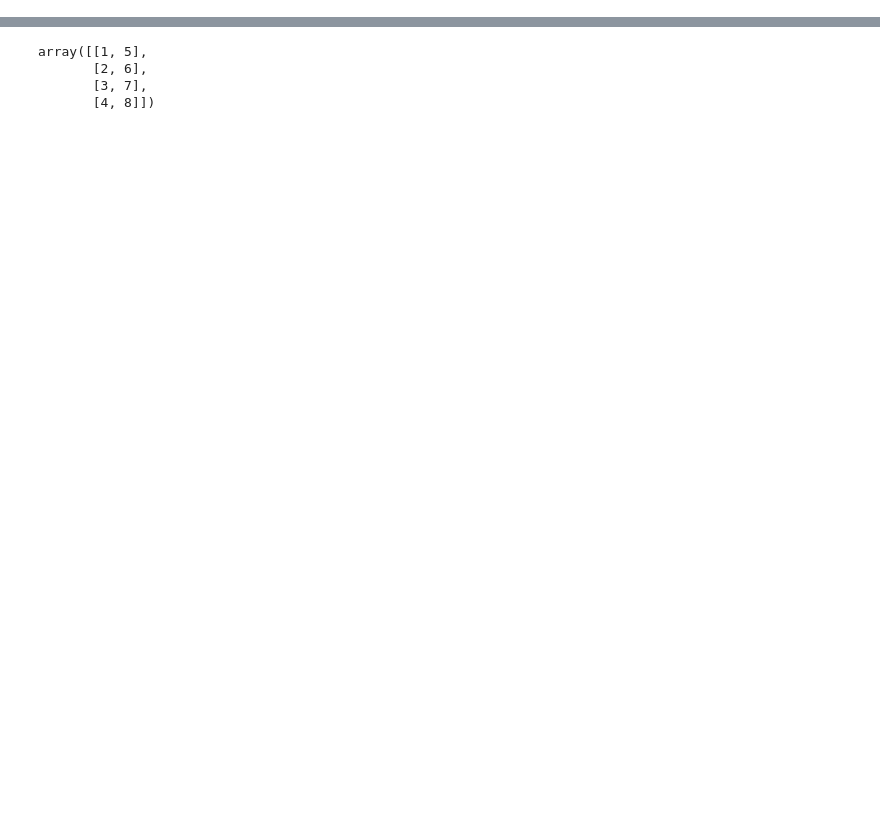
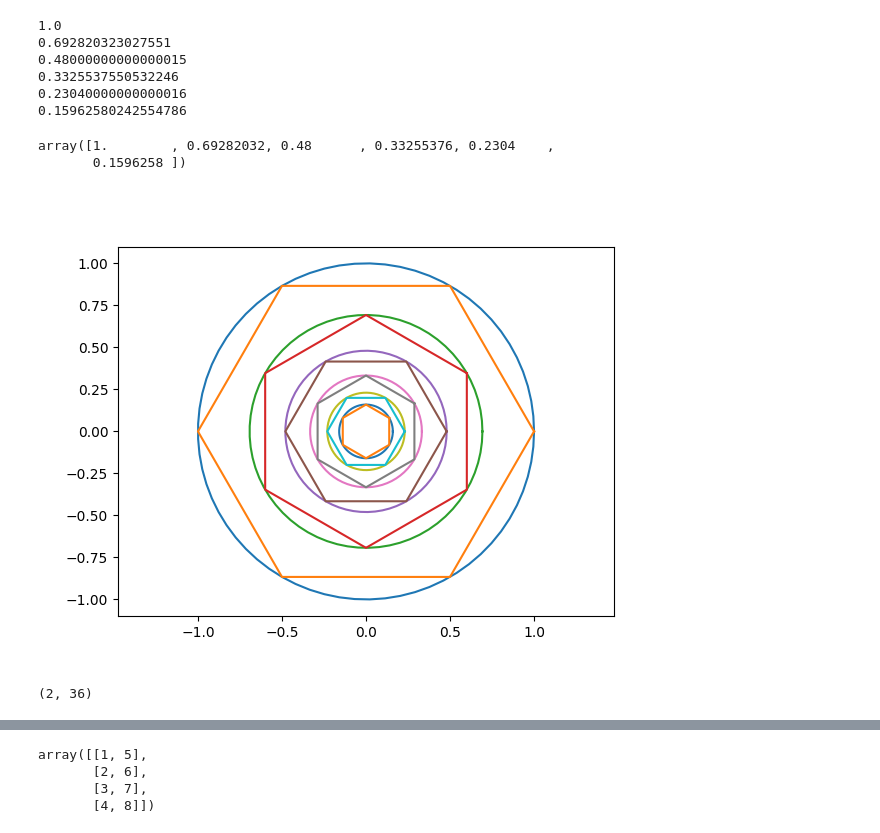
Before and after one commit to mcdeoliveira/tensegrity, a Jupyter notebook: examples/basic.ipynb, the cells around one changed output, grey strips where cells are left out. Drawn from its saved outputs; the diff is of its cells as text; code cells hidden in the pictures; blank space fills up the shorter version.

```diff
--- a/examples/basic.ipynb
+++ b/examples/basic.ipynb
@@ -0,0 +10,78 @@
+# %%
+theta = np.linspace(0, 2*np.pi, 70)
+x, y = np.cos(theta), np.sin(theta)
+
+n = 6
+rho = np.linspace(0, 2*np.pi, n+1)
+xp, yp = np.cos(rho), np.sin(rho)
+xp2, yp2 = np.cos(rho+np.pi/n), np.sin(rho+np.pi/n)
+
+ri = np.cos(np.pi/n)
+
+fig, ax = plt.subplots()
+
+gamma = .8
+ri *= gamma
+for i in range(6):
+    ax.plot((ri**i)*x, (ri**i)*y)
+    if i % 2 == 0:
+        ax.plot((ri**i)*xp, (ri**i)*yp)
+    else:
+        ax.plot((ri**i)*xp2, (ri**i)*yp2)
+    print(ri**i)
+
+ax.axis('equal')
+ri**np.arange(6)
+# %% [output]
+1.0
+0.692820323027551
+0.48000000000000015
+0.3325537550532246
+0.23040000000000016
+0.15962580242554786
+array([1.        , 0.69282032, 0.48      , 0.33255376, 0.2304    ,
+       0.1596258 ])
+[figure, added]
+# %%
+from tensegrity.plotter import MatplotlibPlotter
+from tensegrity.structure import Structure
+
+# hexagon frames
+
+radius = 1
+height = .4
+alpha = np.pi/3
+
+theta = alpha * np.arange(6)
+
+# h(x) = (h/r^2) x^2
+# h(r) = (h/r^2) r^2 = h
+n = 6
+rs = radius * np.flipud(np.linspace(1/n, 1, n))
+hs = (height/(radius**2)) * rs ** 2
+rs, hs
+
+nodes = np.zeros((3,0))
+members = np.zeros((2,0))
+for i, (radius, height) in enumerate(zip(rs, hs)):
+    rho = alpha*i/2
+    nodes = np.hstack((
+        nodes,
+        np.vstack((radius * np.sin(theta-rho), radius * np.cos(theta-rho), height * np.ones(6)))
+    ))
+    members = np.hstack((
+        members,
+        6*i + np.vstack((np.arange(6), np.mod(np.arange(6)+1, 6)))
+    ))
+print(members.shape)
+for i in range(n-1):
+    members = np.hstack((
+        members,
+        np.vstack((members[0, 6*i+np.arange(6)], members[0, 6*(i+1)+np.arange(6)])),
+        np.vstack((members[0, 6*i+np.arange(6)], members[1, 6*(i+1)+np.arange(6)]))
+    ))
+# nodes, members
+
+s = Structure(nodes=nodes, members=members, number_of_strings=0)
+# %% [output]
+(2, 36)
```
Also changed, not shown: parts of 6 cells of this notebook, 8 other files.
